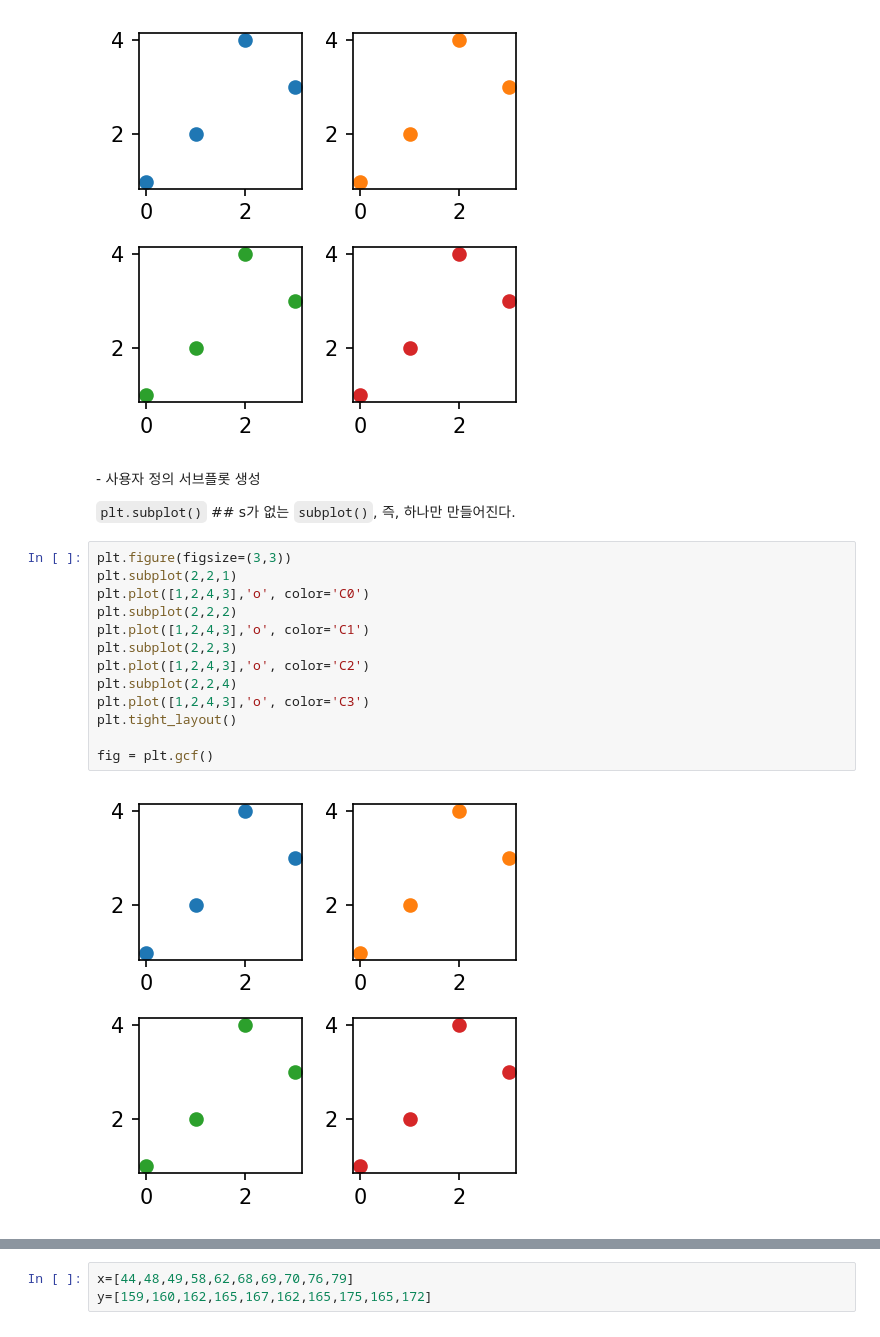
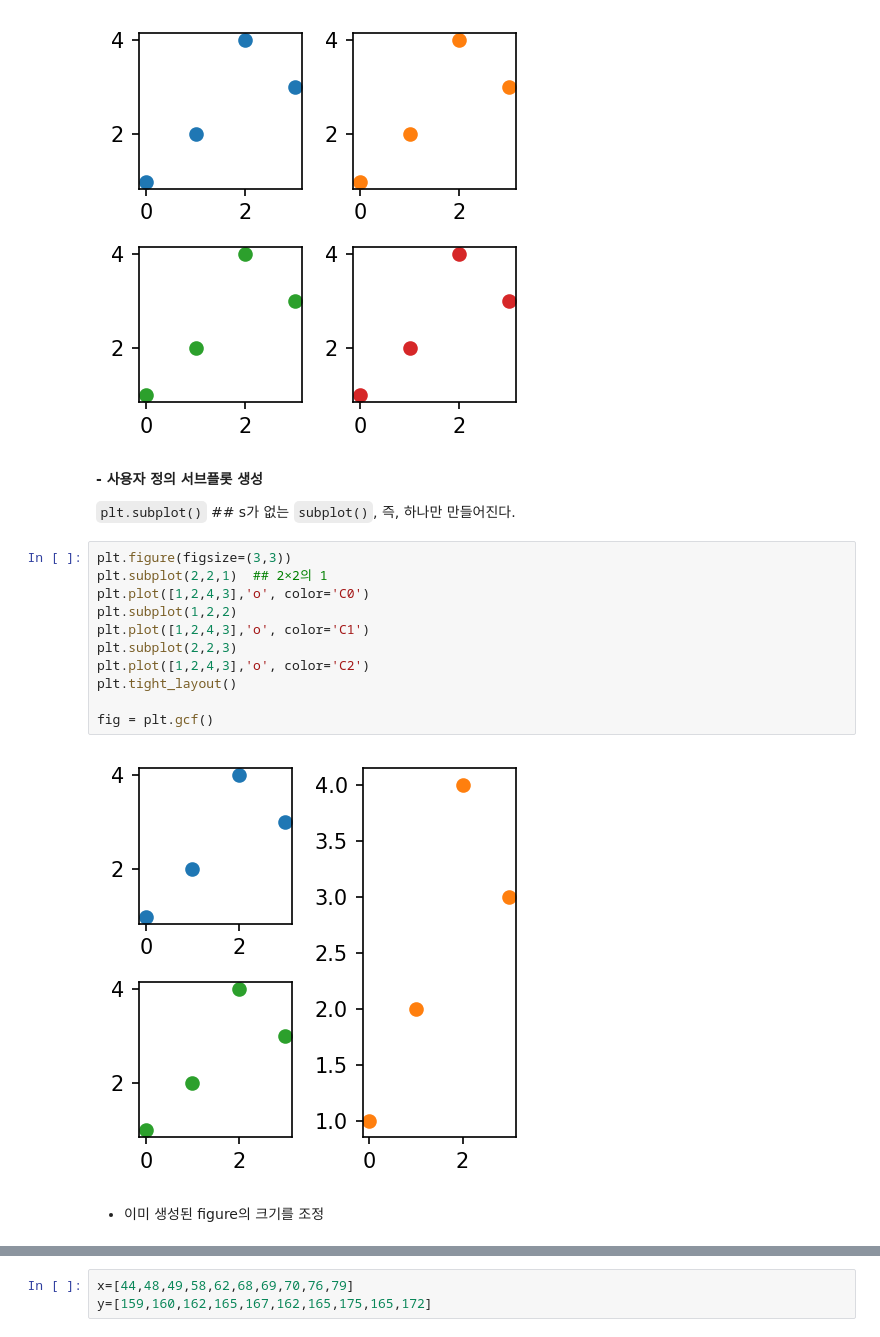
Before and after one commit to HollyRiver/RiverFlow, a Jupyter notebook: unrefined file/datavisuallization/learning materials/2. 꺾은선, 산점도, 객체지향화.ipynb, the cells around one changed output, grey strips where cells are left out. Saved outputs shown, nothing was run; the diff lists cells and outputs as text.

````diff
--- a/unrefined file/datavisuallization/learning materials/2. 꺾은선, 산점도, 객체지향화.ipynb
+++ b/unrefined file/datavisuallization/learning materials/2. 꺾은선, 산점도, 객체지향화.ipynb
@@ -494,24 +494,24 @@ fig.tight_layout()
 # %% [output]
 [figure]
 # %% [markdown]
-\- 사용자 정의 서브플롯 생성
+**\- 사용자 정의 서브플롯 생성**
 
 ```plt.subplot()``` ## s가 없는 ```subplot()```, 즉, 하나만 만들어진다.
 # %%
 plt.figure(figsize=(3,3))
-plt.subplot(2,2,1)
+plt.subplot(2,2,1)  ## 2×2의 1
 plt.plot([1,2,4,3],'o', color='C0')
-plt.subplot(2,2,2)
+plt.subplot(1,2,2)
 plt.plot([1,2,4,3],'o', color='C1')
 plt.subplot(2,2,3)
 plt.plot([1,2,4,3],'o', color='C2')
-plt.subplot(2,2,4)
-plt.plot([1,2,4,3],'o', color='C3')
 plt.tight_layout()
 
 fig = plt.gcf()
 # %% [output]
-[figure, old version]
+[figure, new version]
+# %% [markdown]
+* 이미 생성된 figure의 크기를 조정
 # %%
 fig.set_size_inches(2,2); fig
 # %% [output]
````
Also changed, not shown: parts of 31 cells of this notebook, 1 other file.
